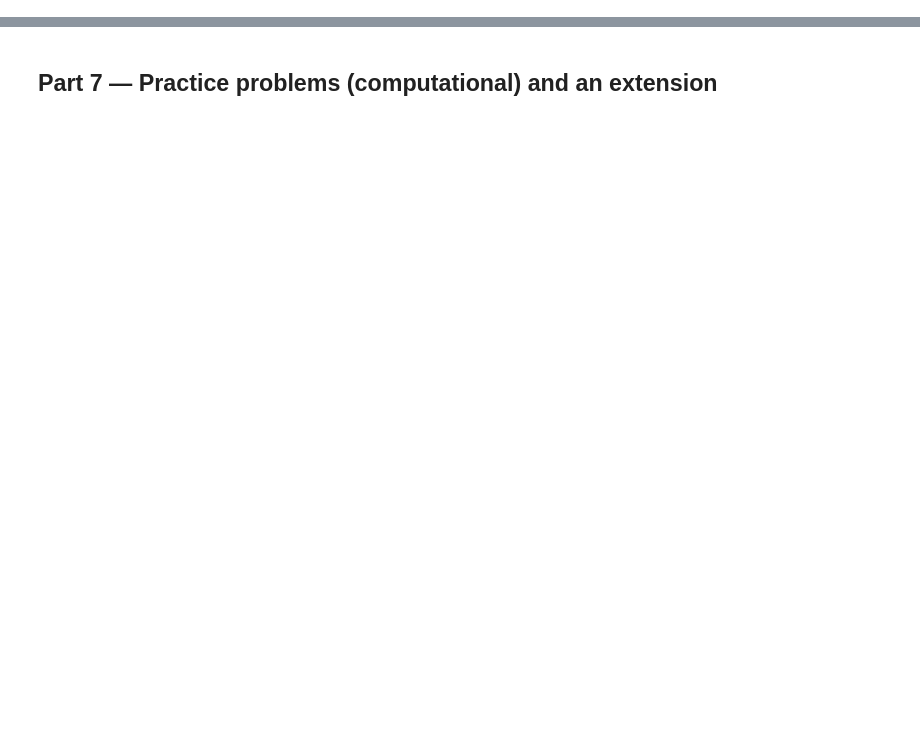
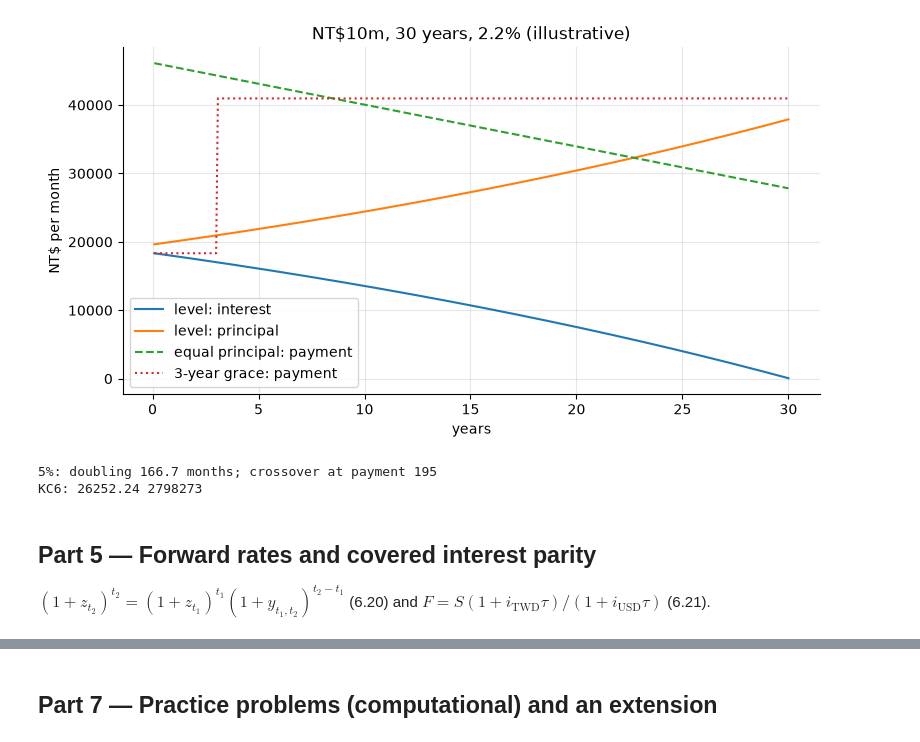
Before and after one commit to Benjamin-Teng/Quant-math-for-beginner, a Jupyter notebook: labs/LM06_lab/LM06_lab.ipynb, the cells around one changed output, grey strips where cells are left out. Saved outputs shown, nothing was run; the diff lists cells and outputs as text; code cells hidden in the pictures; blank space fills up the shorter version.

```diff
--- a/labs/LM06_lab/LM06_lab.ipynb
+++ b/labs/LM06_lab/LM06_lab.ipynb
@@ -562,0 +245,31 @@ shape: (4, 3)
+# %%
+def schedule(B0, apr, years, grace_years=0, method="level"):
+    i, n = apr / 12, years * 12
+    m = grace_years * 12
+    pmt, Q = amort_payment(B0, i, n - m), B0 / (n - m)
+    rows, B = [], B0
+    for t in range(1, n + 1):
+        I = B * i
+        prin = 0.0 if t <= m else (pmt - I if method == "level" else Q)
+        B -= prin
+        rows.append((t, I + prin, I, prin, B))
+    return pl.DataFrame(rows, schema=["t", "payment", "interest", "principal", "balance"], orient="row")
+
+lvl = schedule(10_000_000, 0.022, 30)
+eqp = schedule(10_000_000, 0.022, 30, method="equal")
+grc = schedule(10_000_000, 0.022, 30, grace_years=3)
+i = 0.022 / 12
+print(f"payment {lvl['payment'][0]:,.2f} (unrounded {lvl['payment'][0]:.6f});  balance after 60 {lvl['balance'][59]:,.2f}"
+      f" (prospective {annuity_pv(lvl['payment'][0], i, 300):,.2f})")
+print(f"interest in 5 years {lvl['interest'][:60].sum():,.0f}  principal {lvl['principal'][:60].sum():,.0f}")
+print(f"principal ratio {lvl['principal'][1] / lvl['principal'][0]:.7f} = 1 + i;  doubling time {math.log(2)/math.log(1+i):.1f} months")
+summary = pl.DataFrame({
+    "method": ["level payment", "equal principal", "level after 3-year grace"],
+    "first": [s["payment"][0] for s in (lvl, eqp, grc)],
+    "payment 37": [s["payment"][36] for s in (lvl, eqp, grc)],
+    "last": [s["payment"][-1] for s in (lvl, eqp, grc)],
+    "total interest": [s["interest"].sum() for s in (lvl, eqp, grc)]})
+print(f"equal principal: {summary['total interest'][0] - summary['total interest'][1]:,.2f} less interest;"
+      f"  grace period: {summary['total interest'][2] - summary['total interest'][0]:,.2f} more (both undiscounted)")
+print("equal-principal payment falls below the level payment at month", eqp.filter(pl.col("payment") < lvl["payment"][0])["t"][0])
+lvl.filter(pl.col("t").is_in([1, 2, 120, 180, 240, 359, 360]))   # Exhibit 6, first table
@@ -562,0 +320,19 @@ shape: (4, 3)
+# %%
+fig, ax = plt.subplots()
+yrs = lvl["t"] / 12
+ax.plot(yrs, lvl["interest"], label="level: interest"); ax.plot(yrs, lvl["principal"], label="level: principal")
+ax.plot(yrs, eqp["payment"], "--", label="equal principal: payment"); ax.plot(yrs, grc["payment"], ":", label="3-year grace: payment")
+ax.set_xlabel("years"); ax.set_ylabel("NT$ per month"); ax.set_title("NT$10m, 30 years, 2.2% (illustrative)"); ax.legend(); plt.show()
+# 5% comparison: principal overtakes interest only when the remaining term is below the doubling time
+i5 = 0.05 / 12
+print("5%: doubling", round(math.log(2) / math.log(1 + i5), 1), "months; crossover at payment",
+      schedule(10_000_000, 0.05, 30).filter(pl.col("principal") > pl.col("interest"))["t"][0])
+print("KC6:", round(amort_payment(5_000_000, 0.002, 240), 2), round(schedule(5_000_000, 0.024, 20)["balance"][119]))
+# %% [output]
+[figure, added]
+5%: doubling 166.7 months; crossover at payment 195
+KC6: 26252.24 2798273
+# %% [markdown]
+## Part 5 — Forward rates and covered interest parity
+
+$(1+z_{t_2})^{t_2}=(1+z_{t_1})^{t_1}(1+y_{t_1,t_2})^{t_2-t_1}$ (6.20) and $F=S(1+i_{\text{TWD}}\tau)/(1+i_{\text{USD}}\tau)$ (6.21).
```
Also changed, not shown: parts of 57 cells of this notebook, 10 other files.
